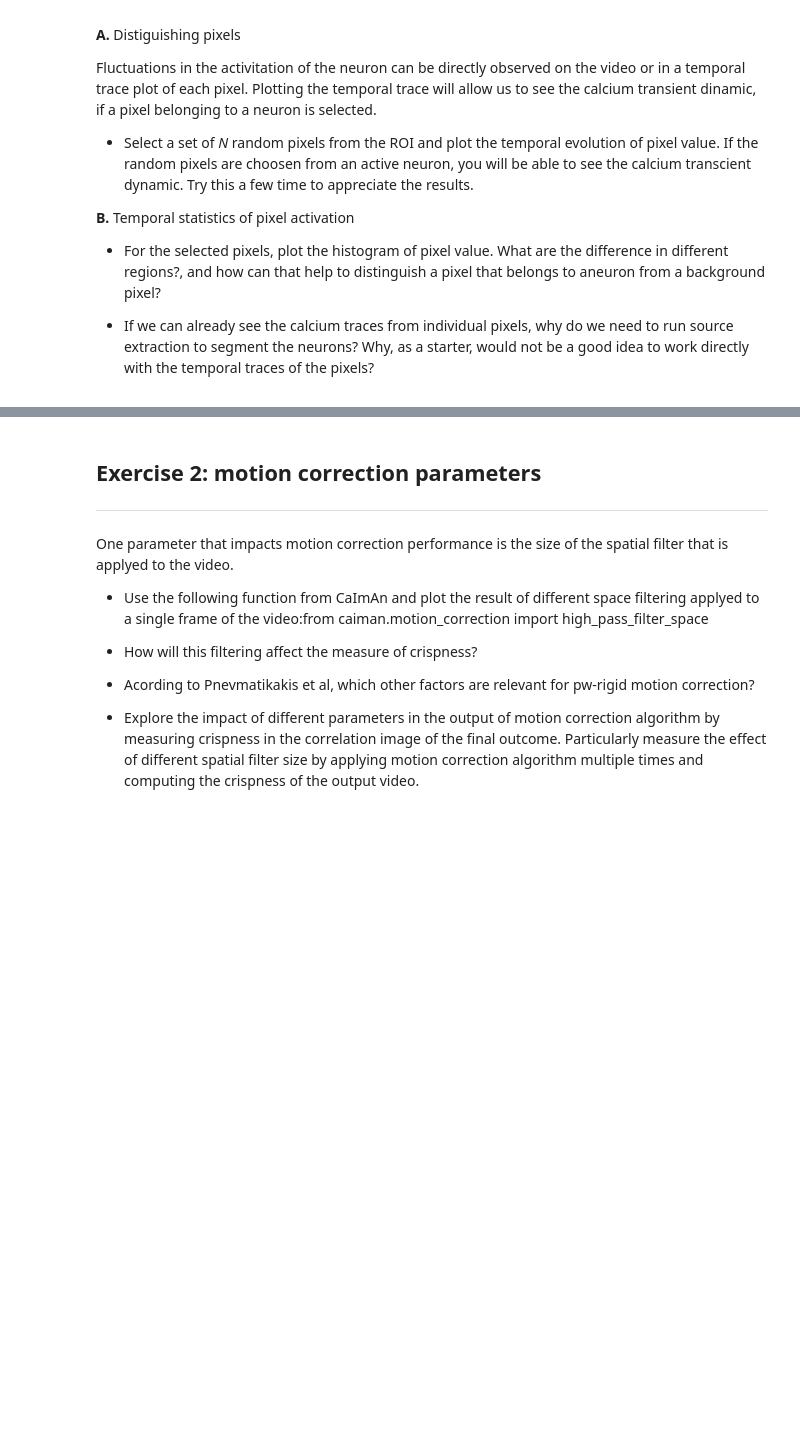
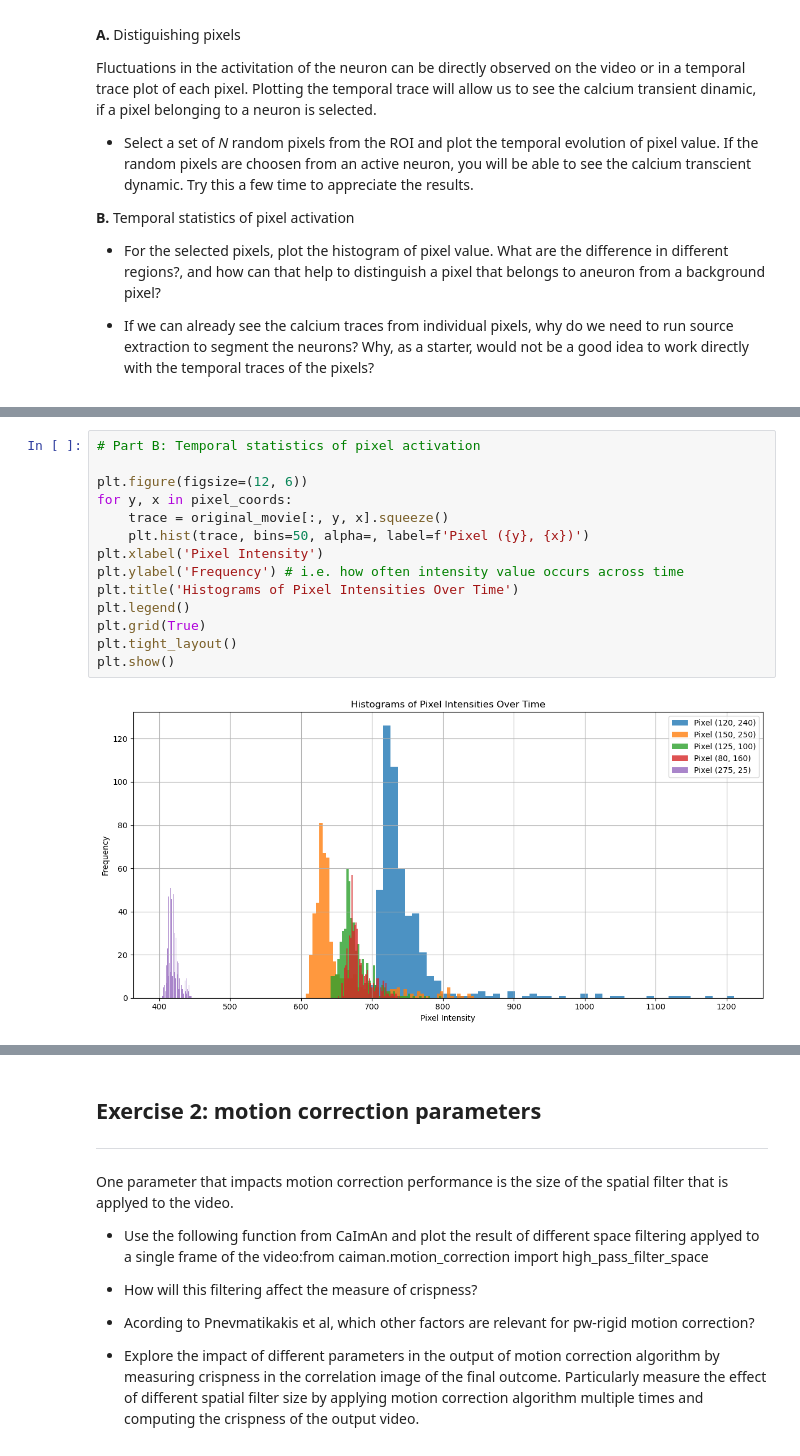
Before and after one commit to lschlinkheider/neuroanalysis, a Jupyter notebook: neural_data/02-calcium_imaging/exercises.ipynb, the cells around one changed output, grey strips where cells are left out. Cells and saved outputs as stored; diff of their text form; blank space fills up the shorter version.

```diff
--- a/neural_data/02-calcium_imaging/exercises.ipynb
+++ b/neural_data/02-calcium_imaging/exercises.ipynb
@@ -75,0 +114,16 @@ plt.tight_layout()
+# %%
+# Part B: Temporal statistics of pixel activation
+
+plt.figure(figsize=(12, 6))
+for y, x in pixel_coords:
+    trace = original_movie[:, y, x].squeeze()
+    plt.hist(trace, bins=50, alpha=, label=f'Pixel ({y}, {x})')
+plt.xlabel('Pixel Intensity')
+plt.ylabel('Frequency') # i.e. how often intensity value occurs across time
+plt.title('Histograms of Pixel Intensities Over Time')
+plt.legend()
+plt.grid(True)
+plt.tight_layout()
+plt.show()
+# %% [output]
+[figure, added]
```
Also changed, not shown: parts of 8 cells of this notebook.
